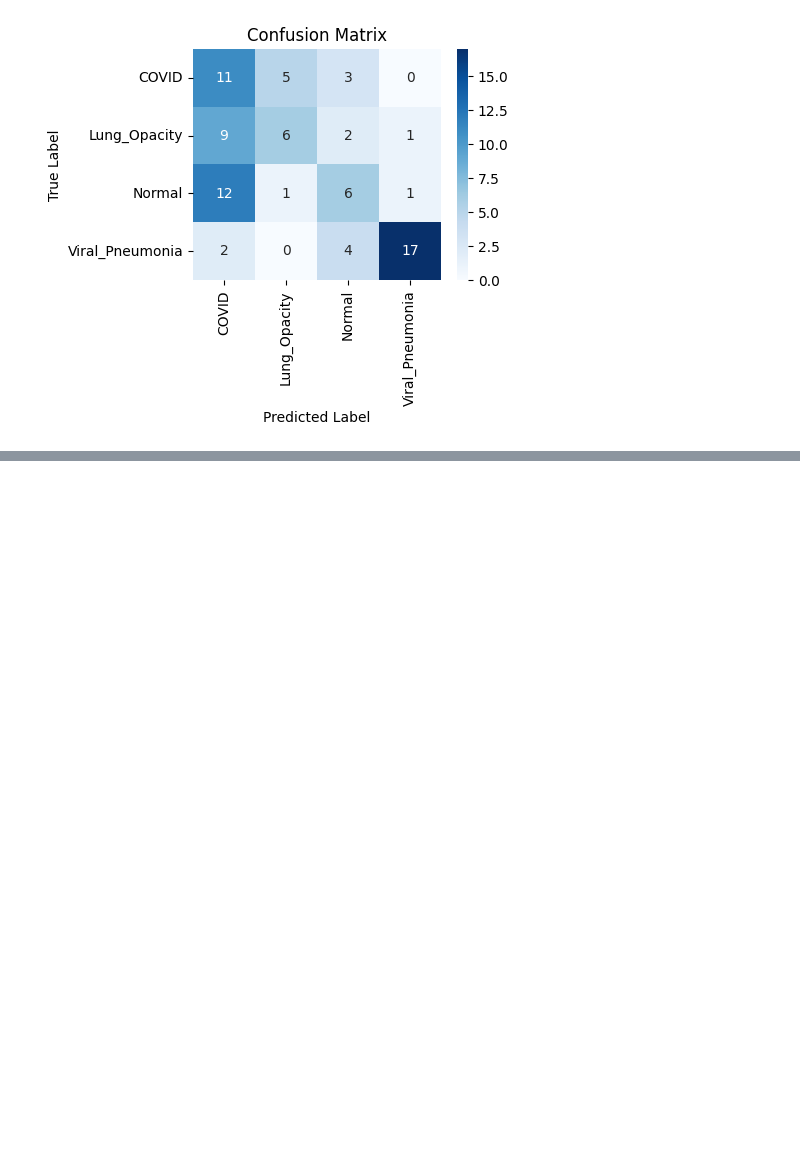
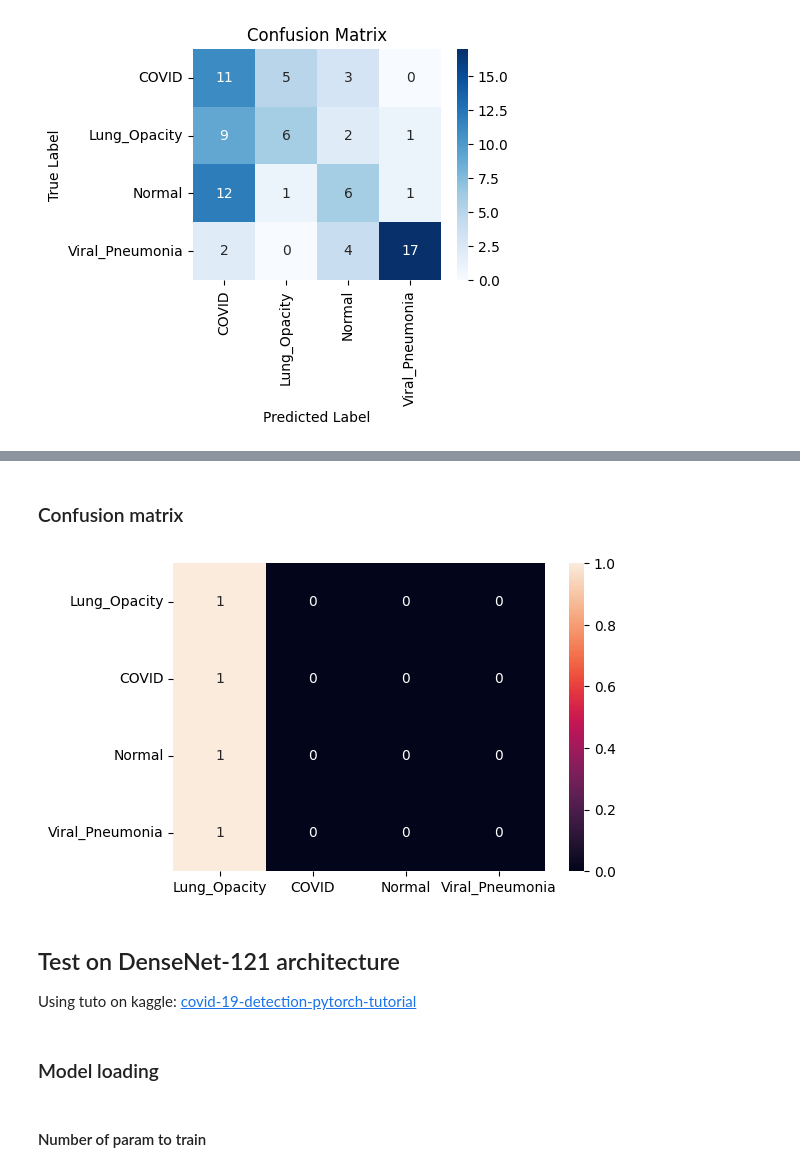
Before and after one commit to mmelkowski/radio_pulmo, a Jupyter notebook: notebooks/MME_notebook.ipynb, the cells around one changed output, grey strips where cells are left out. Drawn from its saved outputs; the diff is of its cells as text; code cells hidden in the pictures; blank space fills up the shorter version.

```diff
--- a/notebooks/MME_notebook.ipynb
+++ b/notebooks/MME_notebook.ipynb
@@ -484,0 +652,9 @@ plt.show()
+# %%
+X_batch, y_batch = next(iter(dataloader_train))
+
+# Définir la fonction de perte
+criterion = nn.CrossEntropyLoss()
+
+y_pred = model(X_batch.to(device))
+
+criterion(y_pred, y_batch.to(device))
@@ -484,0 +761,40 @@ plt.show()
+# %% [markdown]
+### Confusion matrix
+# %%
+from sklearn.metrics import confusion_matrix
+import seaborn as sn
+import pandas as pd
+
+on_cuda = True # computed using cuda
+
+y_pred = []
+y_true = []
+
+# iterate over test data
+for inputs, labels in dataloader_test:
+    if on_cuda:
+        inputs, labels = inputs.cuda(), labels.cuda()
+    output = model(inputs) # Feed Network
+
+    output = (torch.max(torch.exp(output), 1)[1]).data.cpu().numpy()
+    y_pred.extend(output) # Save Prediction
+
+    labels = labels.data.cpu().numpy()
+    y_true.extend(labels) # Save Truth
+
+# constant for classes
+classes = folder_to_process
+
+# Build confusion matrix
+cf_matrix = confusion_matrix(y_true, y_pred)
+df_cm = pd.DataFrame(cf_matrix / np.sum(cf_matrix, axis=1)[:, None],
+                     index = [i for i in classes],
+                     columns = [i for i in classes])
+plt.figure(figsize = (6,4))
+sn.heatmap(df_cm, annot=True)
+# %% [output]
+[figure, added]
+# %% [markdown]
+## Test on DenseNet-121 architecture
+
+Using tuto on kaggle: [covid-19-detection-pytorch-tutorial](https://www.kaggle.com/code/arunrk7/covid-19-detection-pytorch-tutorial)
@@ -484,0 +827,2 @@ plt.show()
+# %% [markdown]
+### Model loading
@@ -484,0 +848,2 @@ plt.show()
+# %% [markdown]
+#### Number of param to train
```
Also changed, not shown: parts of 39 cells of this notebook.
